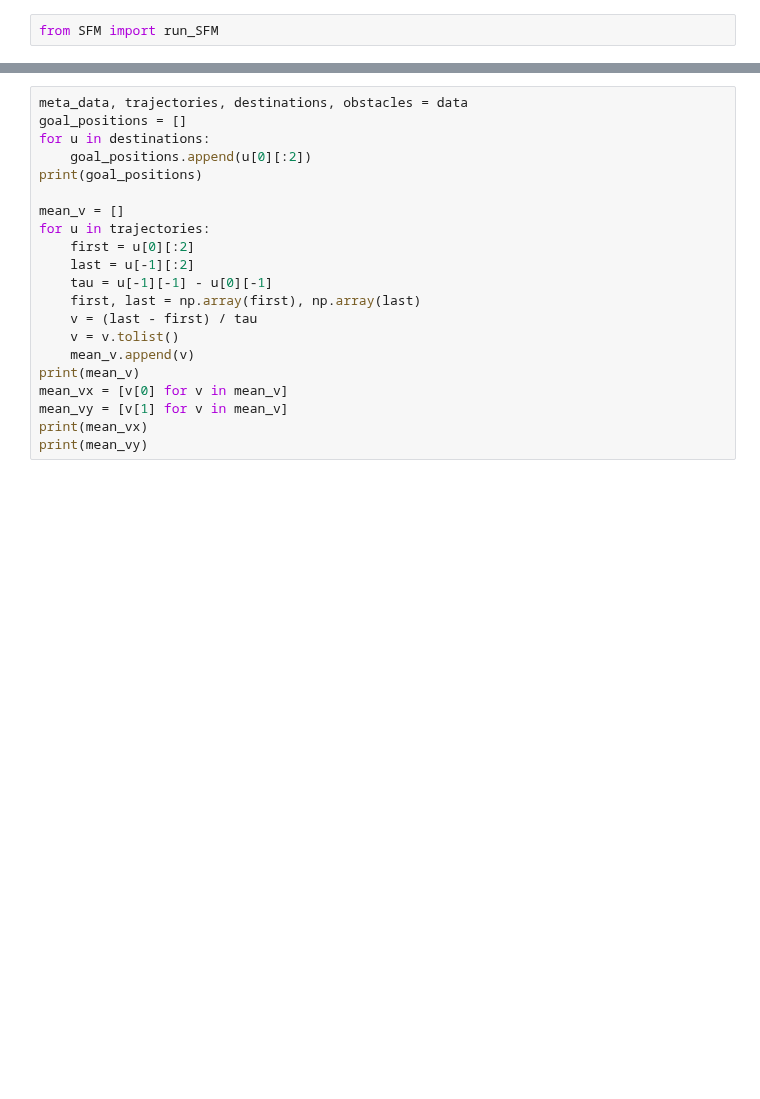
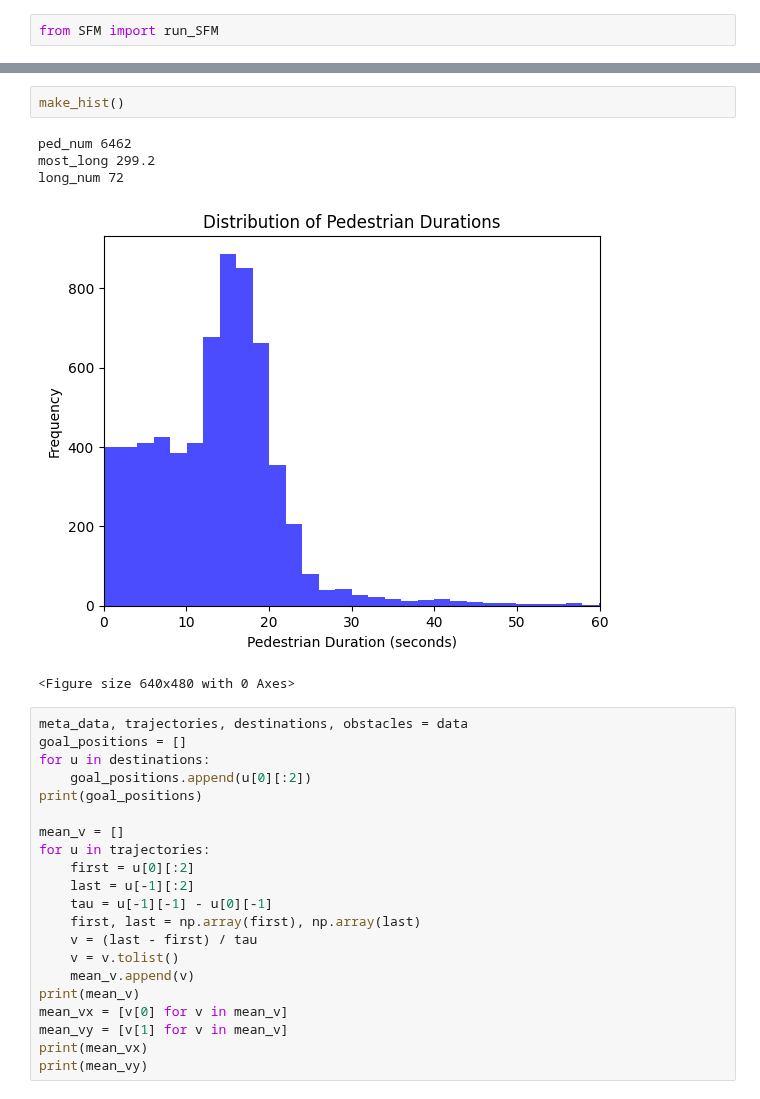
Before and after one commit to m-june/social-force-model-with-destination-choice, a Jupyter notebook: june/make_traj.ipynb, the cells around one changed output, grey strips where cells are left out. Saved outputs shown, nothing was run; the diff lists cells and outputs as text; blank space fills up the shorter version.

```diff
--- a/june/make_traj.ipynb
+++ b/june/make_traj.ipynb
@@ -28,3 +63,11 @@ print(len(data[2]))
+# %%
+make_hist()
+# %% [output]
+ped_num 6462
+most_long 299.2
+long_num 72
+[figure, added]
+<Figure size 640x480 with 0 Axes>
 # %%
 meta_data, trajectories, destinations, obstacles = data
 goal_positions = []
```
Also changed, not shown: parts of 3 cells of this notebook, 12 other files.
